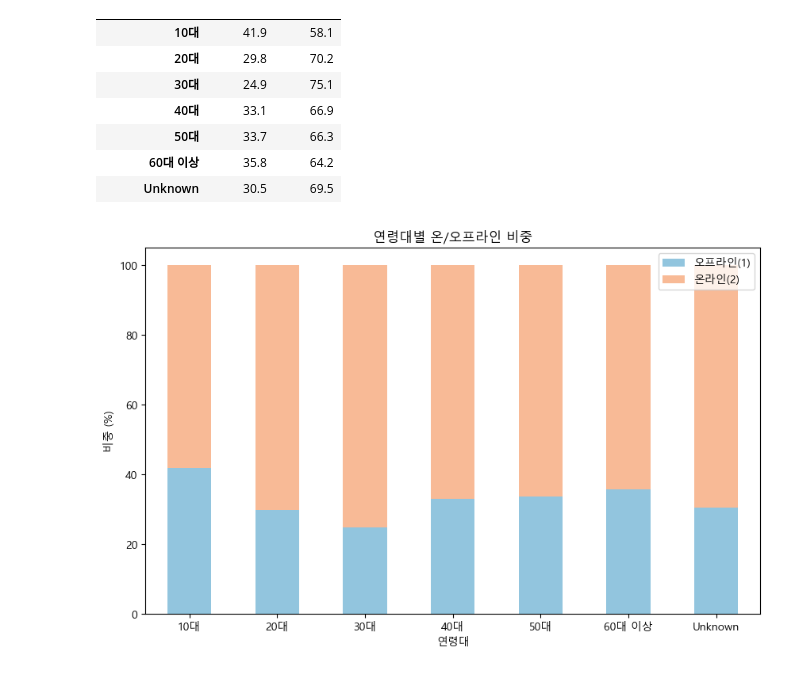
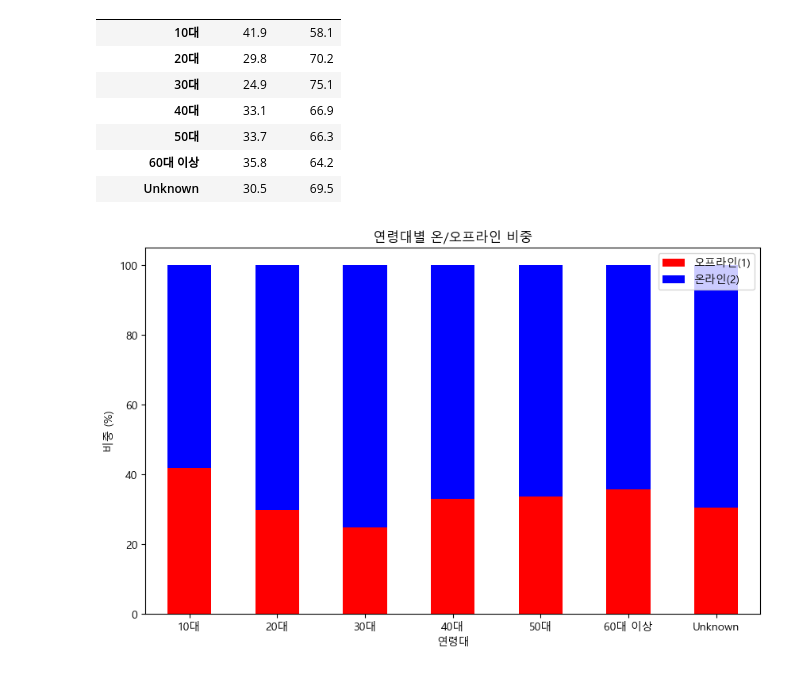
Before and after one commit to yoohengu/cross-gen-biz-analysis, a Jupyter notebook: notebooks/chanhui_eda/hm_2020_business_insight.ipynb, the cells around one changed output. Saved outputs shown, nothing was run; the diff lists cells and outputs as text; code cells hidden in the pictures.

```diff
--- a/notebooks/chanhui_eda/hm_2020_business_insight.ipynb
+++ b/notebooks/chanhui_eda/hm_2020_business_insight.ipynb
@@ -43,13 +43,9 @@ Kaggle 공개 표본으로 전체 고객을 대표하지 않는다.
 # %%
 import pandas as pd
 
-# df_art = pd.read_csv("../../data/articles_hm.csv")
-# df_cust = pd.read_csv("../../data/customer_hm.csv")
-# df_tran = pd.read_csv("../../data/transactions_hm.csv")
-
-df_cust = pd.read_csv("../../SOL_analysis/customer_hm.csv")
-df_tran = pd.read_csv("../../SOL_analysis/transactions_hm.csv")
-df_art = pd.read_csv("../../SOL_analysis/articles_hm.csv")
+df_art = pd.read_csv("../../h&m dataset/articles_hm.csv")
+df_cust = pd.read_csv("../../h&m dataset/customer_hm.csv")
+df_tran = pd.read_csv("../../h&m dataset/transactions_hm.csv")
 
 df_tran.head()
 # %% [output]
@@ -941,0 +865,8 @@ plt.show()
+# %%
+cat_cols = [
+    'FN', 'Active', 'club_member_status',
+    'fashion_news_frequency', 'age_segment'
+]
+
+final_df[cat_cols] = final_df[cat_cols].astype('object').fillna('Unknown')
+final_df[cat_cols].isnull().sum()
@@ -1058,14 +1013,23 @@ channel_perc.round(1)
 | 60대 이상 | 35.8 | 64.2 |
 | Unknown | 30.5 | 69.5 |
 # %%
-channel_perc.plot(kind='bar', stacked=True, color=['#92c5de', "#f8ba96"], figsize=(10, 6))
+import matplotlib.pyplot as plt
 
+# 1. 한글 나오게 설정
+plt.rc('font', family='Malgun Gothic')
 
+# 2. 아주 정직하게 막대 그래프 그리기
+# color=['red', 'blue'] 로 오프라인과 온라인을 구분해요!
+channel_perc.plot(kind='bar', stacked=True, color=['red', 'blue'], figsize=(10, 6))
+
+# 3. 제목이랑 축 이름만 한글로 딱!
 plt.title('연령대별 온/오프라인 비중')
 plt.xlabel('연령대')
 plt.ylabel('비중 (%)')
 plt.legend(title=None, labels=['오프라인(1)', '온라인(2)'])
+# 4. 글자 똑바로 세우기
 plt.xticks(rotation=0)
+
 plt.show()
 # %% [output]
-[figure, old version]
+[figure, new version]
```
Also changed, not shown: parts of 62 cells of this notebook.
